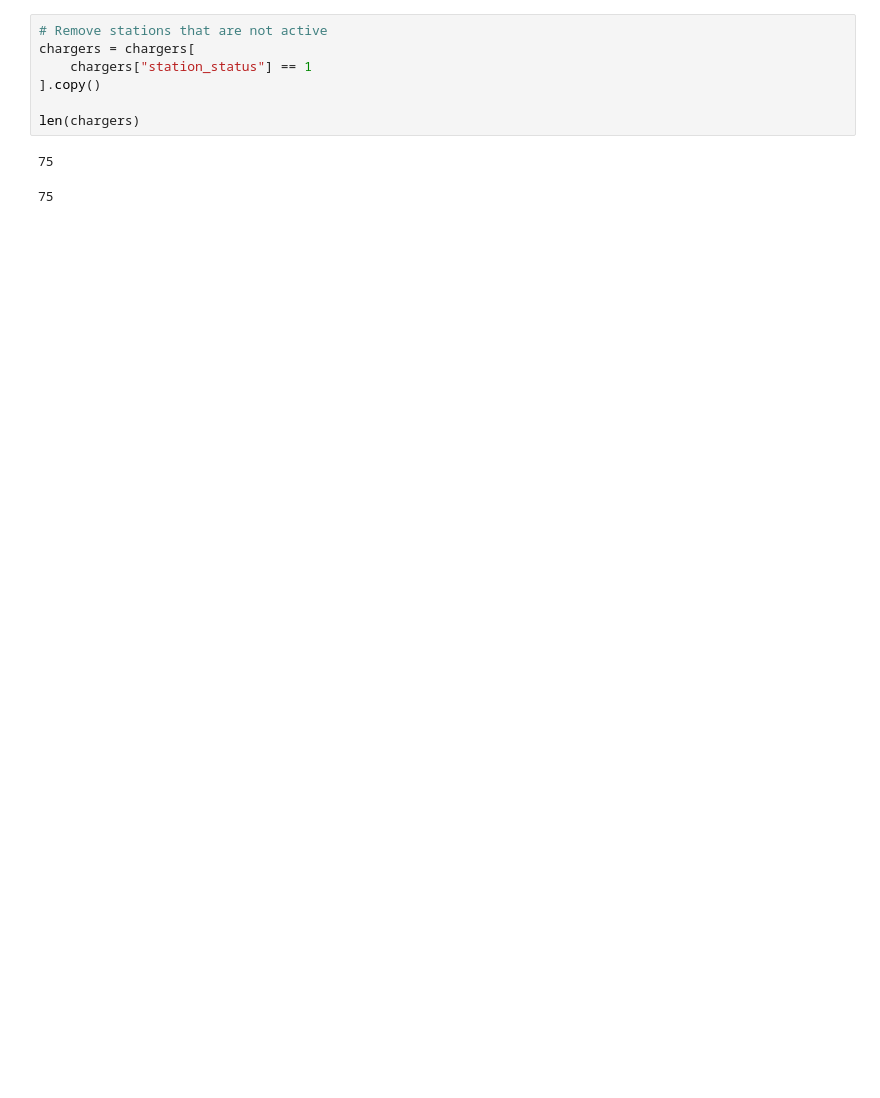
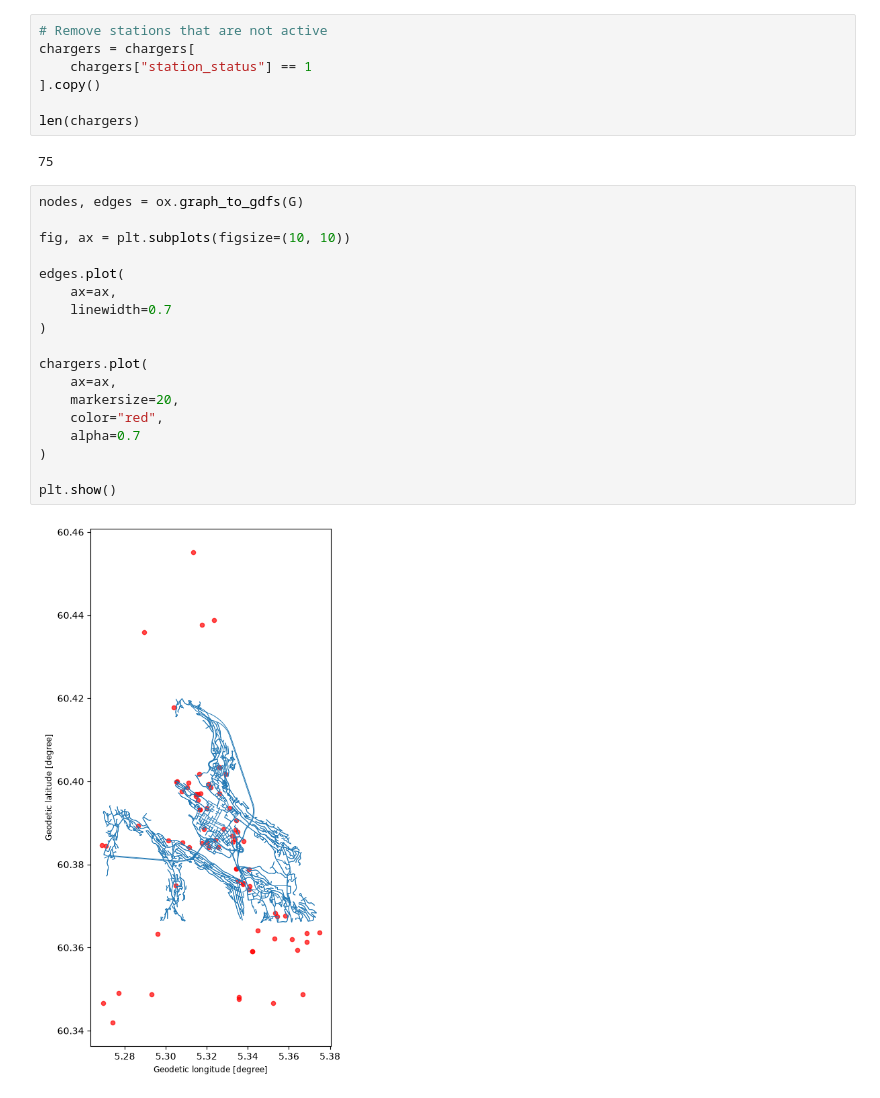
Before and after one commit to hcloenne/nearest-ev-charger, a Jupyter notebook: notebooks/road_network_routing.ipynb, the cells around one changed output. Cells and saved outputs as stored; diff of their text form; blank space fills up the shorter version.

```diff
--- a/notebooks/road_network_routing.ipynb
+++ b/notebooks/road_network_routing.ipynb
@@ -166,5 +166,22 @@ len(chargers)
 # %% [output]
 75
 # %%
+nodes, edges = ox.graph_to_gdfs(G)
+
+fig, ax = plt.subplots(figsize=(10, 10))
+
+edges.plot(
+    ax=ax,
+    linewidth=0.7
+)
+
+chargers.plot(
+    ax=ax,
+    markersize=20,
+    color="red",
+    alpha=0.7
+)
+
+plt.show()
 # %% [output]
-75
+[figure, added]
```
